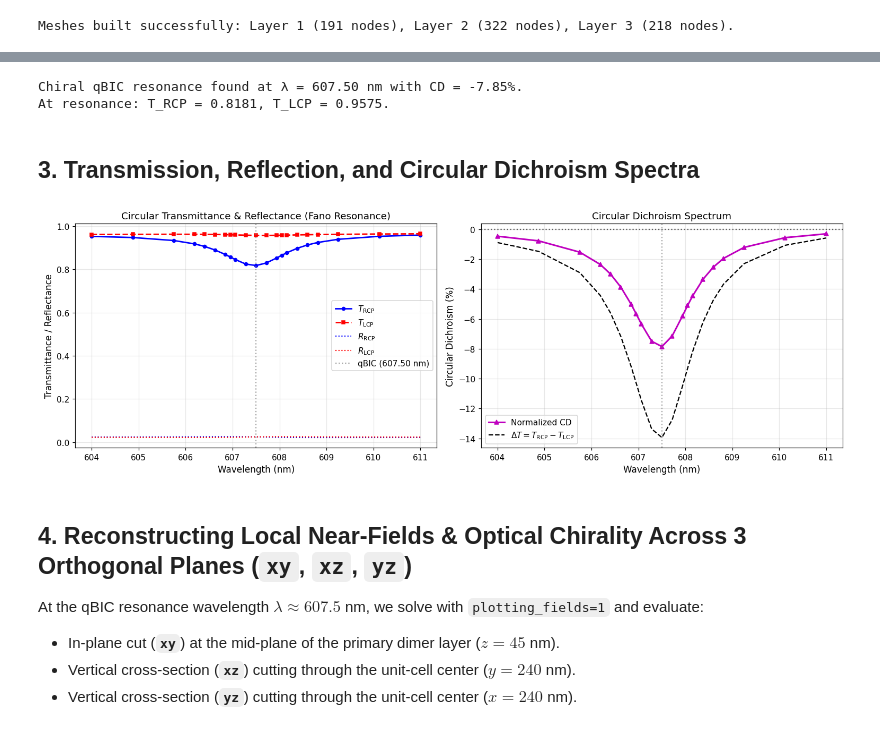
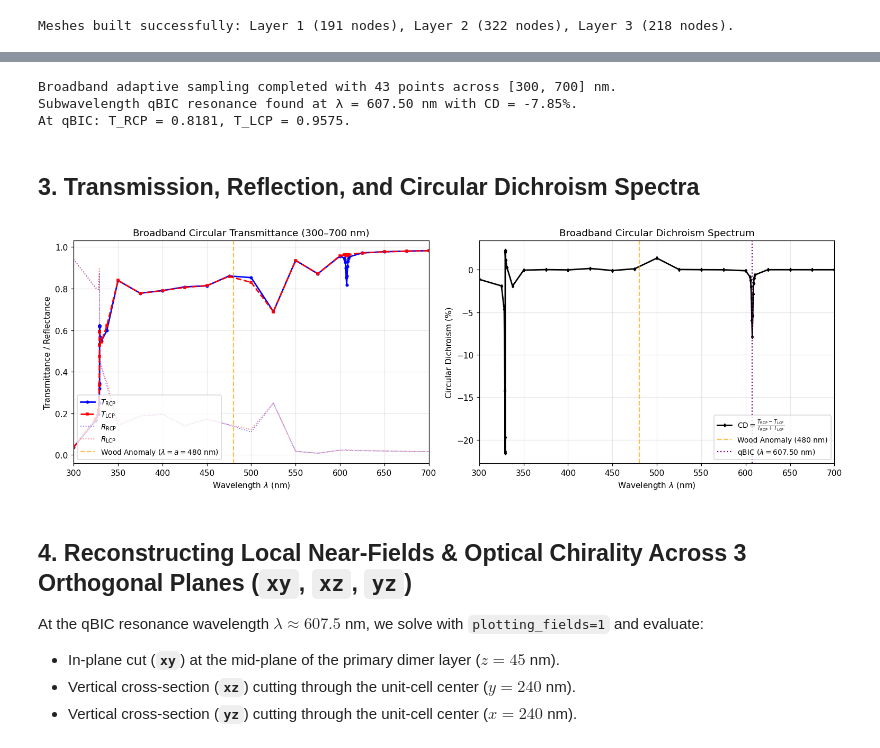
Before and after one commit to gevero/EMUstack, a Jupyter notebook: examples_netgen/Chiral_qBIC_Optical_Chirality.ipynb, the cells around one changed output, grey strips where cells are left out. Drawn from its saved outputs; the diff is of its cells as text; code cells hidden in the pictures.

Commit message:
feat(examples): expand chiral qBIC adaptive spectrum to broadband [300, 700] nm

```diff
--- a/examples_netgen/Chiral_qBIC_Optical_Chirality.ipynb
+++ b/examples_netgen/Chiral_qBIC_Optical_Chirality.ipynb
@@ -122,9 +126,17 @@ def compute_spectrum_point(wl):
     cache[wl_key] = res
     return res
 
-learner = adaptive.Learner1D(lambda wl: compute_spectrum_point(wl)[0], bounds=(604.0, 611.0))
-# Sample 21 points adaptively across the resonance
-for _ in range(21):
+learner = adaptive.Learner1D(lambda wl: compute_spectrum_point(wl)[0], bounds=(300.0, 700.0))
+
+# Seed coarse grid across [300, 700] nm and dense seeds around the qBIC Fano window [605, 610] nm
+coarse_wls = np.linspace(300.0, 700.0, 17)
+qbic_wls = np.linspace(605.0, 610.0, 11)
+initial_seeds = np.unique(np.concatenate([coarse_wls, qbic_wls]))
+for w in initial_seeds:
+    learner.tell(w, learner.function(w))
+
+# Sample adaptively where spectral variation is largest
+for _ in range(15):
     points, _ = learner.ask(1)
     for p in points:
         learner.tell(p, learner.function(p))
@@ -136,45 +148,50 @@ t_lcp_arr = np.array([cache[w][2] for w in wls_sorted])
 r_lcp_arr = np.array([cache[w][3] for w in wls_sorted])
 cd_arr = (t_rcp_arr - t_lcp_arr) / (t_rcp_arr + t_lcp_arr)
 
-res_idx = int(np.argmax(np.abs(cd_arr)))
+# Identify resonance in the subwavelength regime (lambda > 480 nm)
+sub_mask = np.where(wls_sorted >= 480.0)[0]
+res_idx = sub_mask[int(np.argmax(np.abs(cd_arr[sub_mask])))]
 res_wl = wls_sorted[res_idx]
-print(f"Chiral qBIC resonance found at λ = {res_wl:.2f} nm with CD = {cd_arr[res_idx]*100:.2f}%.")
-print(f"At resonance: T_RCP = {t_rcp_arr[res_idx]:.4f}, T_LCP = {t_lcp_arr[res_idx]:.4f}.")
+print(f"Broadband adaptive sampling completed with {len(wls_sorted)} points across [300, 700] nm.")
+print(f"Subwavelength qBIC resonance found at λ = {res_wl:.2f} nm with CD = {cd_arr[res_idx]*100:.2f}%.")
+print(f"At qBIC: T_RCP = {t_rcp_arr[res_idx]:.4f}, T_LCP = {t_lcp_arr[res_idx]:.4f}.")
 # %% [output]
-Chiral qBIC resonance found at λ = 607.50 nm with CD = -7.85%.
-At resonance: T_RCP = 0.8181, T_LCP = 0.9575.
+Broadband adaptive sampling completed with 43 points across [300, 700] nm.
+Subwavelength qBIC resonance found at λ = 607.50 nm with CD = -7.85%.
+At qBIC: T_RCP = 0.8181, T_LCP = 0.9575.
 # %% [markdown]
 ## 3. Transmission, Reflection, and Circular Dichroism Spectra
 # %%
 fig, (ax1, ax2) = plt.subplots(1, 2, figsize=(14, 4.8), dpi=110)
 
-# Panel 1: Circular Transmittance & Reflectance
-ax1.plot(wls_sorted, t_rcp_arr, 'b-o', lw=1.8, ms=4, label=r'$T_{\mathrm{RCP}}$')
-ax1.plot(wls_sorted, t_lcp_arr, 'r--s', lw=1.8, ms=4, label=r'$T_{\mathrm{LCP}}$')
-ax1.plot(wls_sorted, r_rcp_arr, 'b:', lw=1.4, label=r'$R_{\mathrm{RCP}}$')
-ax1.plot(wls_sorted, r_lcp_arr, 'r:', lw=1.4, label=r'$R_{\mathrm{LCP}}$')
-ax1.axvline(res_wl, color='gray', linestyle=':', alpha=0.7, label=f'qBIC ({res_wl:.2f} nm)')
-ax1.set_xlabel('Wavelength (nm)', fontsize=11)
-ax1.set_ylabel('Transmittance / Reflectance', fontsize=11)
-ax1.set_title('Circular Transmittance & Reflectance (Fano Resonance)', fontsize=12)
+# Panel 1: Circular Transmittance & Reflectance across 300-700 nm
+ax1.plot(wls_sorted, t_rcp_arr, 'b-o', lw=1.8, ms=3, label=r'$T_{\mathrm{RCP}}$')
+ax1.plot(wls_sorted, t_lcp_arr, 'r--s', lw=1.8, ms=3, label=r'$T_{\mathrm{LCP}}$')
+ax1.plot(wls_sorted, r_rcp_arr, 'b:', lw=1.2, alpha=0.5, label=r'$R_{\mathrm{RCP}}$')
+ax1.plot(wls_sorted, r_lcp_arr, 'r:', lw=1.2, alpha=0.5, label=r'$R_{\mathrm{LCP}}$')
+ax1.axvline(480.0, color='orange', linestyle='--', alpha=0.7, label=r'Wood Anomaly ($\lambda = a = 480$ nm)')
+ax1.set_xlabel(r'Wavelength $\lambda$ (nm)')
+ax1.set_ylabel('Transmittance / Reflectance')
+ax1.set_title('Broadband Circular Transmittance (300–700 nm)')
+ax1.set_xlim(300.0, 700.0)
+ax1.legend(loc='lower left', fontsize=9)
 ax1.grid(True, alpha=0.3)
-ax1.legend(fontsize=10)
 
-# Panel 2: Circular Dichroism Spectrum
-ax2.plot(wls_sorted, cd_arr * 100, 'm-^', lw=2.0, ms=5, label='Normalized CD')
-ax2.plot(wls_sorted, (t_rcp_arr - t_lcp_arr) * 100, 'k--', lw=1.5, label=r'$\Delta T = T_{\mathrm{RCP}} - T_{\mathrm{LCP}}$')
-ax2.axhline(0, color='k', linestyle=':', alpha=0.6)
-ax2.axvline(res_wl, color='gray', linestyle=':', alpha=0.7)
-ax2.set_xlabel('Wavelength (nm)', fontsize=11)
-ax2.set_ylabel('Circular Dichroism (%)', fontsize=11)
-ax2.set_title('Circular Dichroism Spectrum', fontsize=12)
+# Panel 2: Normalized Circular Dichroism
+ax2.plot(wls_sorted, cd_arr * 100.0, 'k-d', lw=1.8, ms=3, label=r'$\mathrm{CD} = \frac{T_{\mathrm{RCP}} - T_{\mathrm{LCP}}}{T_{\mathrm{RCP}} + T_{\mathrm{LCP}}}$')
+ax2.axvline(480.0, color='orange', linestyle='--', alpha=0.7, label=r'Wood Anomaly (480 nm)')
+ax2.axvline(res_wl, color='purple', linestyle=':', lw=1.5, label=f'qBIC ($\lambda = {res_wl:.2f}$ nm)')
+ax2.set_xlabel(r'Wavelength $\lambda$ (nm)')
+ax2.set_ylabel('Circular Dichroism (%)')
+ax2.set_title('Broadband Circular Dichroism Spectrum')
+ax2.set_xlim(300.0, 700.0)
+ax2.legend(loc='best', fontsize=9)
 ax2.grid(True, alpha=0.3)
-ax2.legend(fontsize=10)
 
 plt.tight_layout()
 plt.show()
 # %% [output]
-[figure, old version]
+[figure, new version]
 # %% [markdown]
 ## 4. Reconstructing Local Near-Fields & Optical Chirality Across 3 Orthogonal Planes (`xy`, `xz`, `yz`)
 
```
Also changed, not shown: parts of 3 cells of this notebook.
